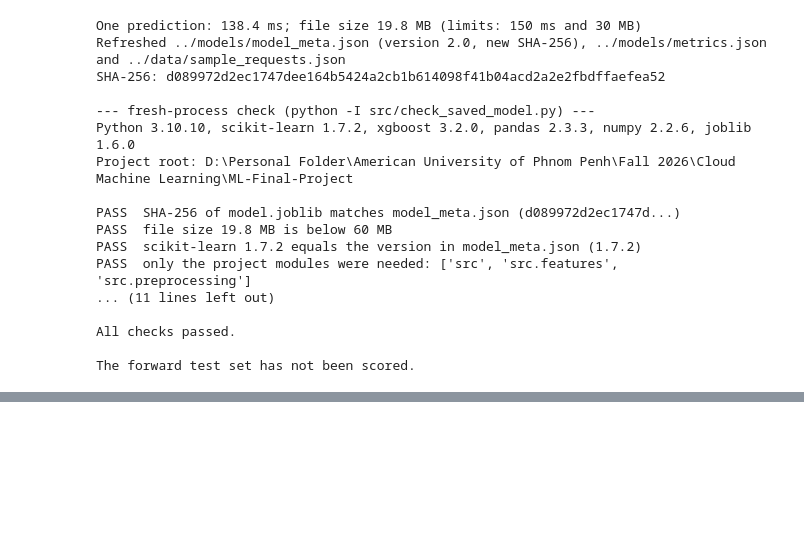
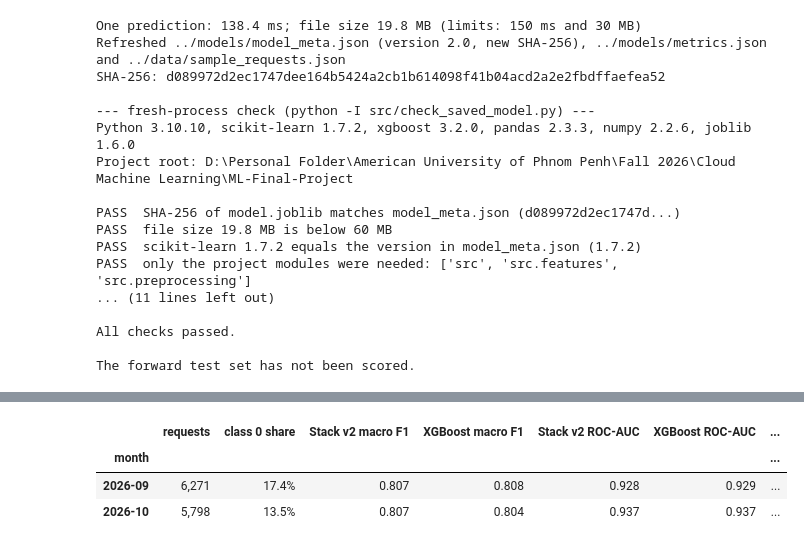
Before and after one commit to LyHenglong/CLD375-CivicAI, a Jupyter notebook: notebooks/05_stacking_improvement.ipynb, the cells around one changed output, grey strips where cells are left out. Saved outputs shown, nothing was run; the diff lists cells and outputs as text; code cells hidden in the pictures; blank space fills up the shorter version.

```diff
--- a/notebooks/05_stacking_improvement.ipynb
+++ b/notebooks/05_stacking_improvement.ipynb
@@ -720,0 +951,21 @@ The forward test set has not been scored.
+# %%
+scores["month"] = pd.to_datetime(scores["created_date"]).dt.to_period("M").astype(str)
+scores["group"] = np.where(scores["complaint_type"] == "Other", "complaint type 'Other'", "known complaint types")
+def breakdown(column):
+    rows = []
+    for value, g in scores.groupby(column):
+        rows.append({column: value, "requests": len(g), "class 0 share": 1 - g["y"].mean(),
+                     "Stack v2 macro F1": f1_score(g["y"], g["Stack v2"] >= threshold, average="macro"),
+                     "XGBoost macro F1": f1_score(g["y"], g["XGBoost alone"] > 0.5, average="macro"),
+                     "Stack v2 ROC-AUC": roc_auc_score(g["y"], g["Stack v2"]), "XGBoost ROC-AUC": roc_auc_score(g["y"], g["XGBoost alone"]),
+                     "Stack v2 accuracy": ((g["Stack v2"] >= threshold).astype(int) == g["y"]).mean()})
+    return pd.DataFrame(rows).set_index(column)
+fmt = {"requests": "{:,}", "class 0 share": "{:.1%}", "Stack v2 accuracy": "{:.1%}"}
+for column in ["month", "group"]:
+    table = breakdown(column)
+    display(table.style.format({**{c: "{:.3f}" for c in table.columns if "F1" in c or "AUC" in c}, **fmt}))
+# %% [output]
+|  | requests | class 0 share | Stack v2 macro F1 | XGBoost macro F1 | Stack v2 ROC-AUC | XGBoost ROC-AUC | ... |
+| month |  |  |  |  |  |  | ... |
+| 2026-09 | 6,271 | 17.4% | 0.807 | 0.808 | 0.928 | 0.929 | ... |
+| 2026-10 | 5,798 | 13.5% | 0.807 | 0.804 | 0.937 | 0.937 | ... |
```
Also changed, not shown: parts of 13 cells of this notebook, 6 other files.
